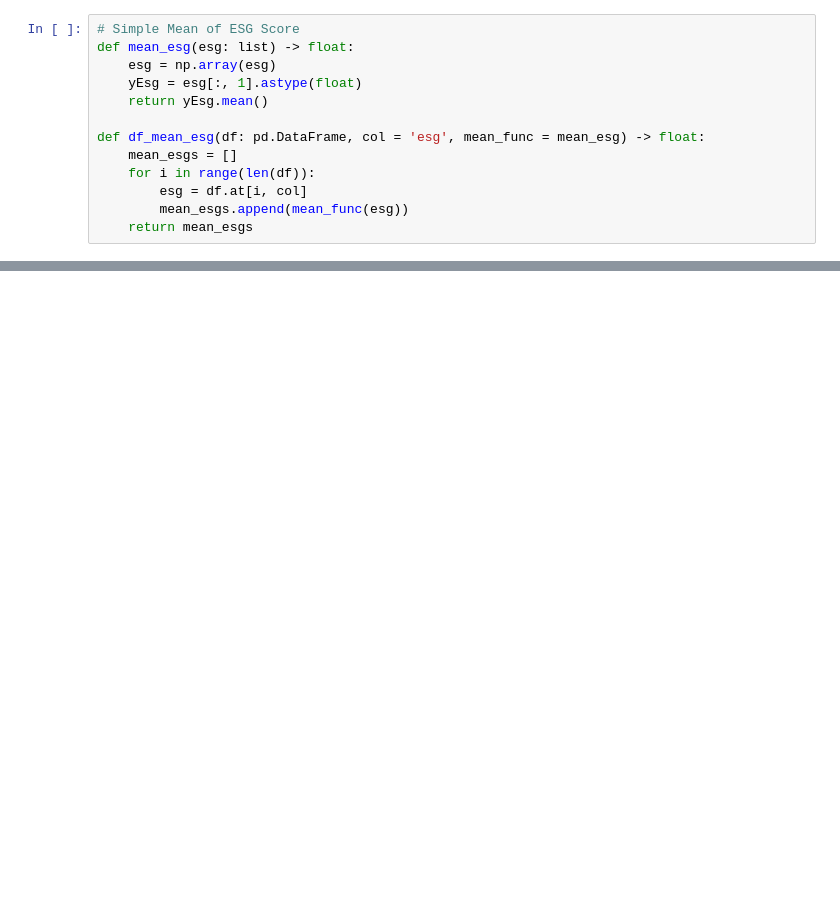
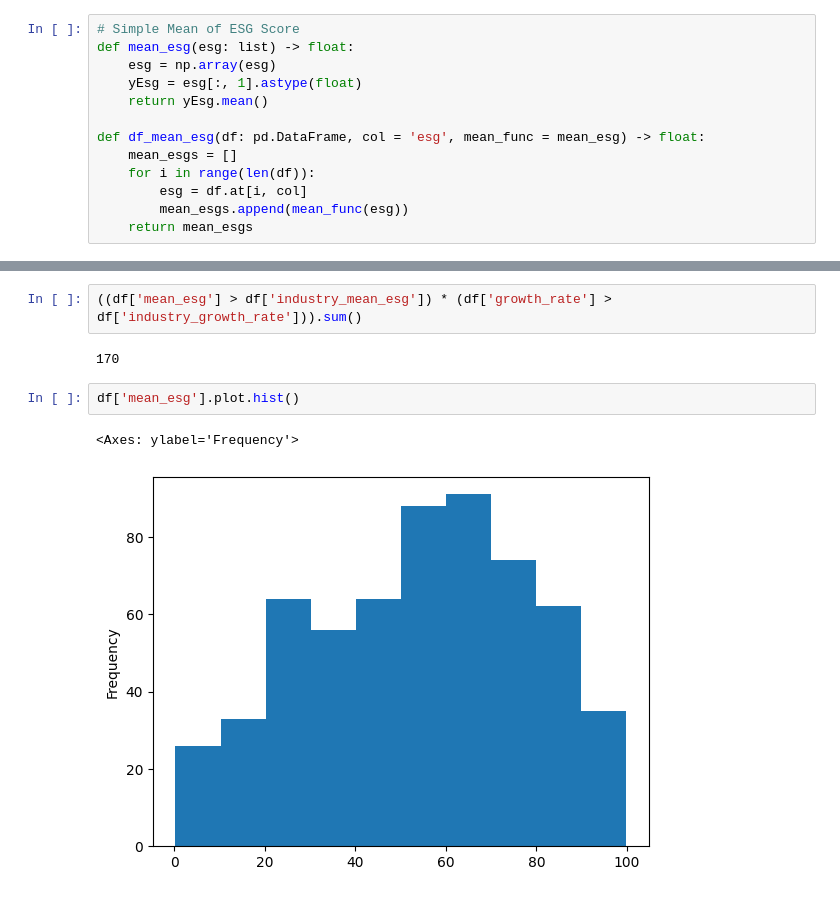
Before and after one commit to akr-25/btp, a Jupyter notebook: read_something.ipynb, the cells around one changed output, grey strips where cells are left out. Cells and saved outputs as stored; diff of their text form; blank space fills up the shorter version.

```diff
--- a/read_something.ipynb
+++ b/read_something.ipynb
@@ -263,0 +272,9 @@ Name: industry_mean_esg, dtype: float64
+# %%
+((df['mean_esg'] > df['industry_mean_esg']) * (df['growth_rate'] > df['industry_growth_rate'])).sum()
+# %% [output]
+170
+# %%
+df['mean_esg'].plot.hist()
+# %% [output]
+<Axes: ylabel='Frequency'>
+[figure, added]
```
Also changed, not shown: parts of 45 cells of this notebook, 26 other files.
